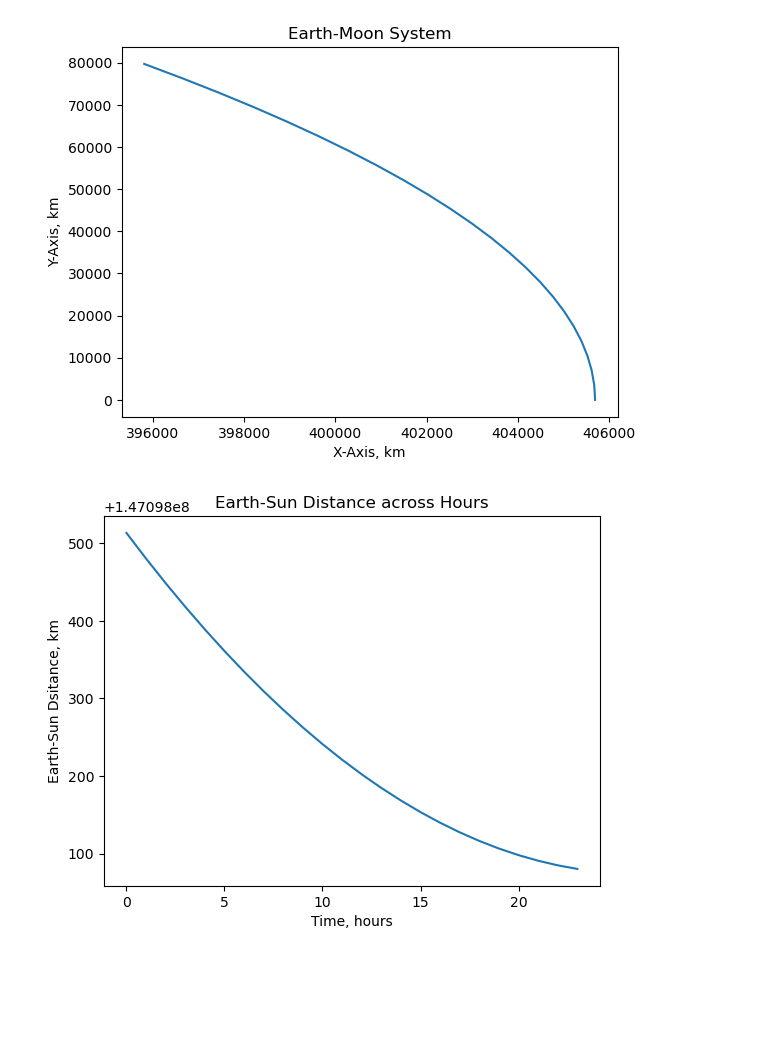
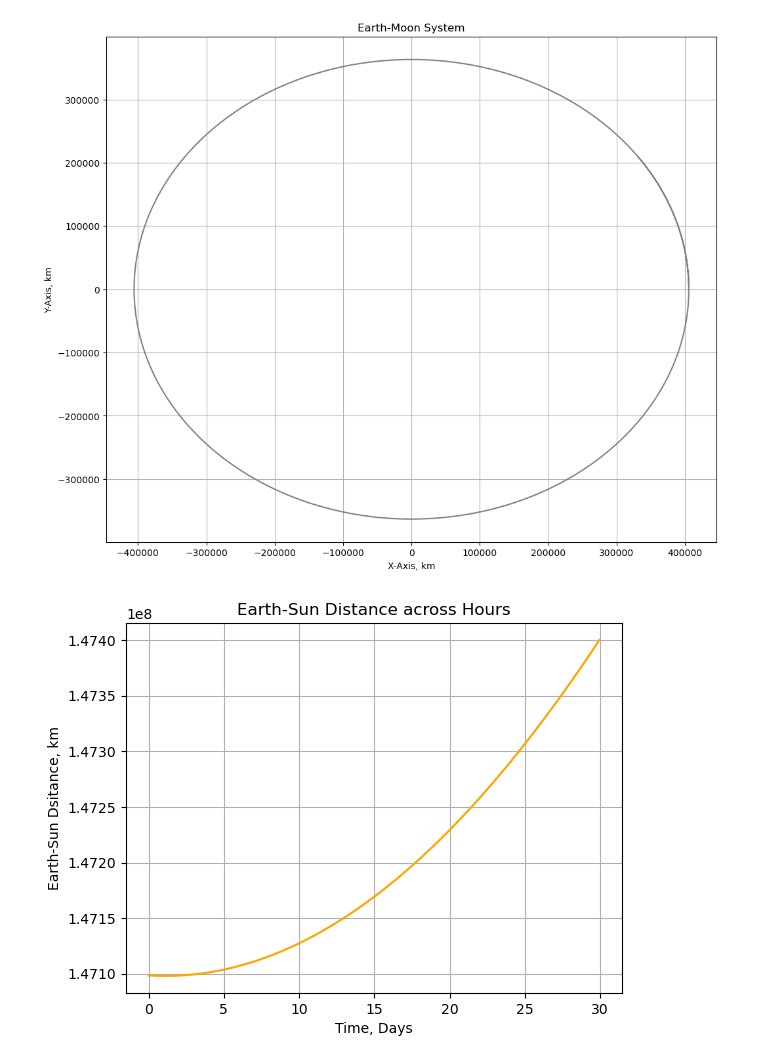
Before and after one commit to kombuchamushrooom/Astro98Project, a Jupyter notebook: final_project/final_project.ipynb, the cells around one changed output. Drawn from its saved outputs; the diff is of its cells as text; code cells hidden in the pictures; blank space fills up the shorter version.

```diff
--- a/final_project/final_project.ipynb
+++ b/final_project/final_project.ipynb
@@ -11,12 +11,12 @@ earth_mass = 5.972*(10**24) # Earth Mass, kg
 earth_rotation = 23.9333 # Earth Rotation Period, hours
 earth_orbit = 365.2422 # Earth Orbital Period, days
 earth_radius = 6378 # Earth Radius, km
-phi = 23.5 * pi/180 # Earth's Axial Tilt in degrees, converted to radians
-theta = 35.0 # angle from the level of Moon's orbit on Earth, degrees (must be subtracted from Earth's own axial tilt)
-#t is the ellapsed time, ellapsed from set point, in hours/seconds
+phi = 23.5*pi/180 # Earth's Axial Tilt in degrees, converted to radians
+theta = 23.5*pi/180 # angle from the level of Moon's orbit on Earth, degrees (must be subtracted from Earth's own axial tilt)
+angle = theta-phi
 omega = 0.262 # rad/hr radial velocity of Earth
-G = (6.67428*(10**-11)*(3600**2))/(1000**3) # Convert to correct units!!
-g = (9.81*(3600**2))/(1000) #Converts from m/s^2 to km/hr^2
+G = 6.67428*(10**-11) # N*m^2/kg^2
+g = 9.81 # m/s^2
 
 moon_mass = 7.348*(10**22) # Moon Mass, kg
 moon_orbit = 27.2917 # Moon Orbital Period, days
@@ -30,24 +30,26 @@ earth_perihelion = 147098074 # Earth-Sun Perihelion, km
 earth_sun_amplitude =  (earth_aphelion-earth_perihelion)/(2) # Earth-Sun Amplitude, km
 earth_moon_amplitude =  (moon_apogee-moon_perigee)/(2) # Earth-Moon Amplitude, km
 
-alloted_time = earth_rotation
+# alloted_time = earth_rotation
 # alloted_time = earth_rotation*earth_orbit
+alloted_time = earth_rotation*30
 # %%
 t = np.arange(0,alloted_time)
 earth_moon_distanceX = (moon_apogee)*np.cos((2*pi*t)/(earth_rotation*moon_orbit)) # X component of Earth-Moon distance
 earth_moon_distanceY = (moon_perigee)*np.sin((2*pi*t)/(earth_rotation*moon_orbit)) # Y component of Earth-Moon distance
 earth_moon_distance = ((earth_moon_distanceX)**2) + ((earth_moon_distanceY)**2) # Earth-Center-Moon Distance
 
-plt.figure()
-plt.plot(earth_moon_distanceX, earth_moon_distanceY, label="Moon Orbit")
+plt.figure(figsize=(12,10))
+plt.plot(earth_moon_distanceX, earth_moon_distanceY, color="grey", label="Moon Orbit")
 # plt.plot(C_mX, C_mY, label="Earth Orbit")
 plt.xlabel("X-Axis, km")
 plt.ylabel("Y-Axis, km")
 # plt.legend
 plt.title("Earth-Moon System")
+plt.grid()
 plt.show()
 # %% [output]
-[figure, old version]
+[figure, new version]
 # %%
 # C_m = (M_m*D_Em)/(M_m + M_E) # Earth-Center-Moon Center of Mass, km
 # C_mX = (C_m)*np.cos((2*pi*t)/(P_E*T_m))
@@ -64,11 +66,12 @@ earth_sun_distance = (earth_sun_amplitude)*np.cos((2*(pi)*t)/(earth_rotation*ear
 # The Sun does exert some tides on the Earth, so it will be helpful here. Measures the start of the year (two weeks before perihelion)
 
 plt.figure()
-plt.plot(t, earth_sun_distance)
-plt.xlabel("Time, hours")
+plt.plot(t/earth_rotation, earth_sun_distance, color='orange')
+plt.xlabel("Time, Days")
 plt.ylabel("Earth-Sun Dsitance, km")
 plt.title("Earth-Sun Distance across Hours")
+plt.grid()
 plt.show()
 # %% [output]
-[figure, old version]
+[figure, new version]
 # %%
```
Also changed, not shown: parts of 3 cells of this notebook.
